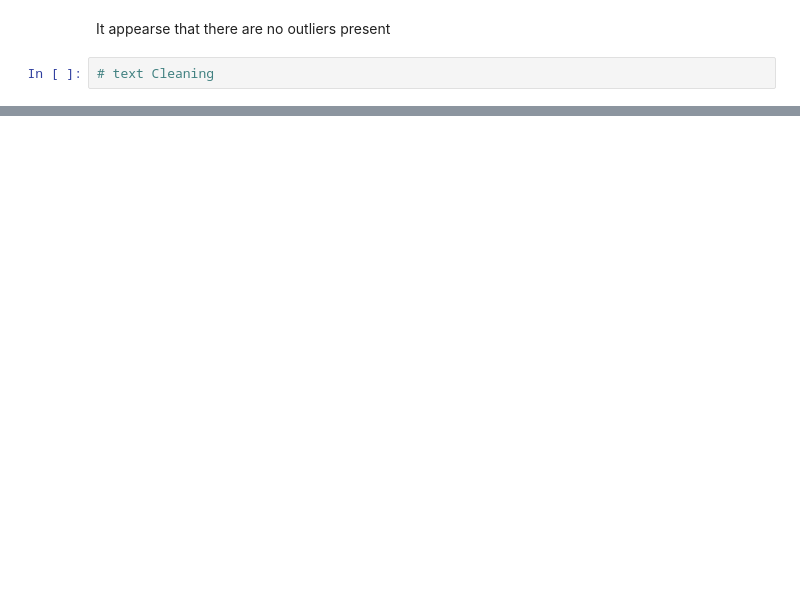
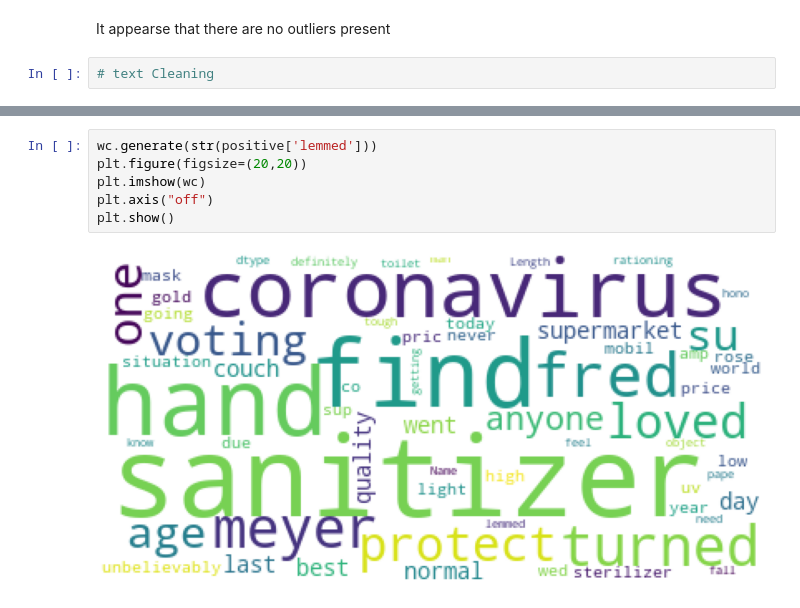
Before and after one commit to net-wizard/Coronavirus-tweets-NLP, a Jupyter notebook: Model/corona_tweets_sentiment.ipynb, the cells around one changed output, grey strips where cells are left out. Drawn from its saved outputs; the diff is of its cells as text; blank space fills up the shorter version.

```diff
--- a/Model/corona_tweets_sentiment.ipynb
+++ b/Model/corona_tweets_sentiment.ipynb
@@ -144,0 +404,8 @@ It appearse that there are no outliers present
+# %%
+wc.generate(str(positive['lemmed']))
+plt.figure(figsize=(20,20))
+plt.imshow(wc)
+plt.axis("off")
+plt.show()
+# %% [output]
+[figure, added]
```
Also changed, not shown: parts of 59 cells of this notebook.
